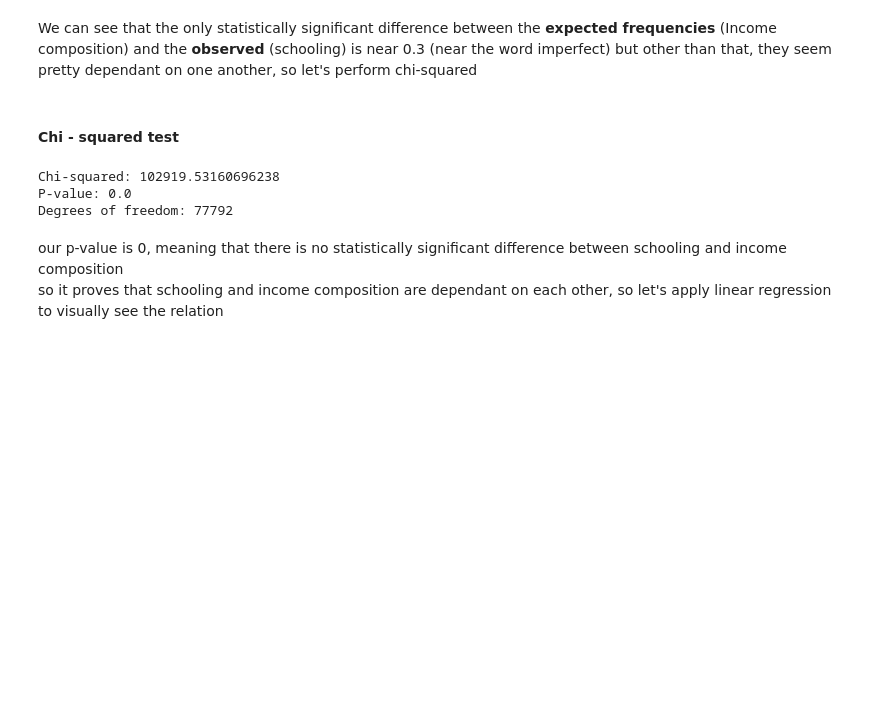
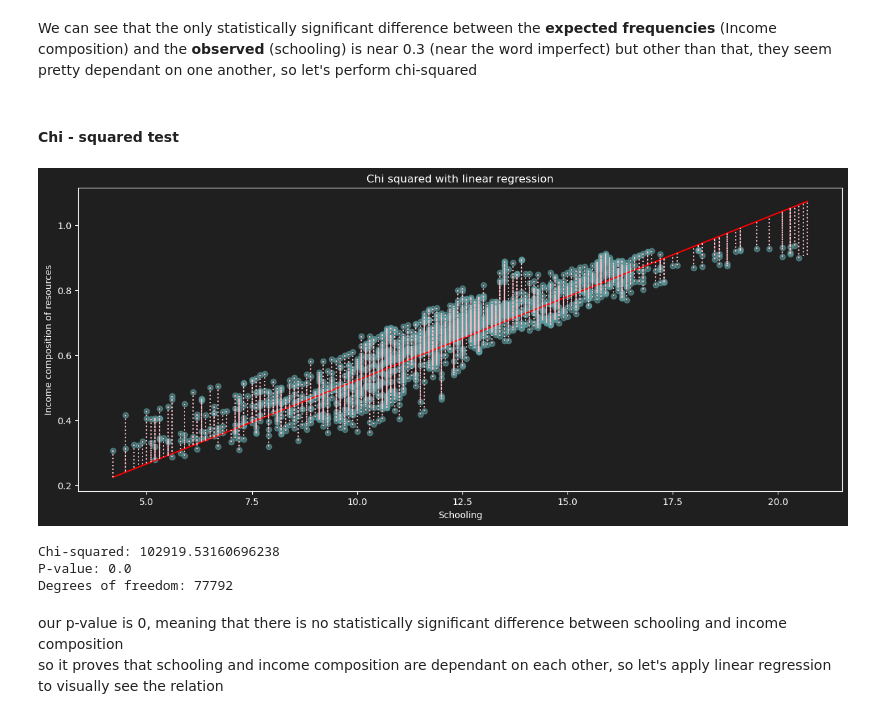
Before and after one commit to amitedenzon/life-expectancy, a Jupyter notebook: research.ipynb, the cells around one changed output. Saved outputs shown, nothing was run; the diff lists cells and outputs as text; code cells hidden in the pictures; blank space fills up the shorter version.

```diff
--- a/research.ipynb
+++ b/research.ipynb
@@ -648,5 +644,57 @@ We can see that the only statistically significant difference between the __expe
 (schooling) is near 0.3 (near the word imperfect) but other than that, they seem pretty dependant on one another, so let's perform chi-squared
 # %% [markdown]
 #### Chi - squared test
+# %%
+import numpy as np
+import pandas as pd
+import matplotlib.pyplot as plt
+import seaborn as sns
+from scipy.optimize import curve_fit
+
+# Define the linear function
+def toLinearFunc(x, a, b):
+    return a * x + b
+
+# Assuming df is your DataFrame and it has 'Schooling' and 'Incomecompositionofresources' columns
+# Reset the index to ensure continuous indexing
+df = df.reset_index(drop=True)
+
+# Initial parameters for curve fitting
+initialParameters = np.array([1.0, 1.0])
+
+# Fit the model to the data
+fittedParameters, pcov = curve_fit(toLinearFunc, df['Schooling'], df['Incomecompositionofresources'], p0=initialParameters)
+
+# Model predictions
+modelPredictions = toLinearFunc(df['Schooling'], *fittedParameters)
+
+# Plotting with a dark background
+with plt.style.context('dark_background'):
+    plt.rcParams.update({
+        'figure.facecolor': '#1f1f1f',
+        'axes.facecolor': '#1f1f1f',
+    })
+
+    plt.figure(figsize=(15, 6))
+    plt.scatter(df_cleaned['Schooling'], df_cleaned['Incomecompositionofresources'], alpha=0.6, color='cadetblue')
+    plt.title("Chi squared with linear regression")
+    plt.xlabel("Schooling")
+    plt.ylabel("Income composition of resources")
+
+    # Add regression line
+    xModel = np.linspace(df['Schooling'].min(), df['Schooling'].max(), 100)
+    yModel = toLinearFunc(xModel, *fittedParameters)
+    plt.plot(xModel, yModel, color='red')
+
+    # Add drop lines
+    for i in range(len(df)):
+        lineXdata = (df.loc[i, 'Schooling'], df.loc[i, 'Schooling']) # same X
+        lineYdata = (df.loc[i, 'Incomecompositionofresources'], modelPredictions[i]) # different Y
+        if lineYdata[0] != 0 and lineYdata[1] != 0:
+            plt.plot(lineXdata, lineYdata, color='pink', linestyle='dotted')
+
+plt.show()
+# %% [output]
+[figure, added]
 # %%
 contingency_table = pd.crosstab(df_cleaned['Schooling'], df_cleaned['Incomecompositionofresources'])
```
Also changed, not shown: parts of 10 cells of this notebook, 1 other file.
